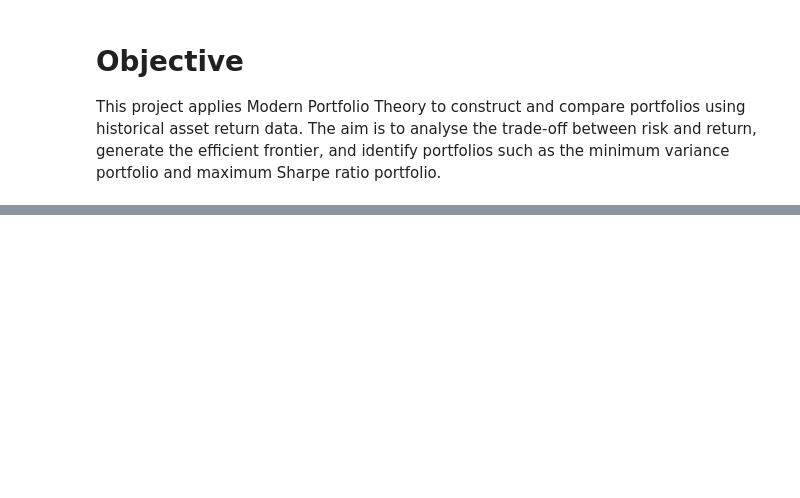
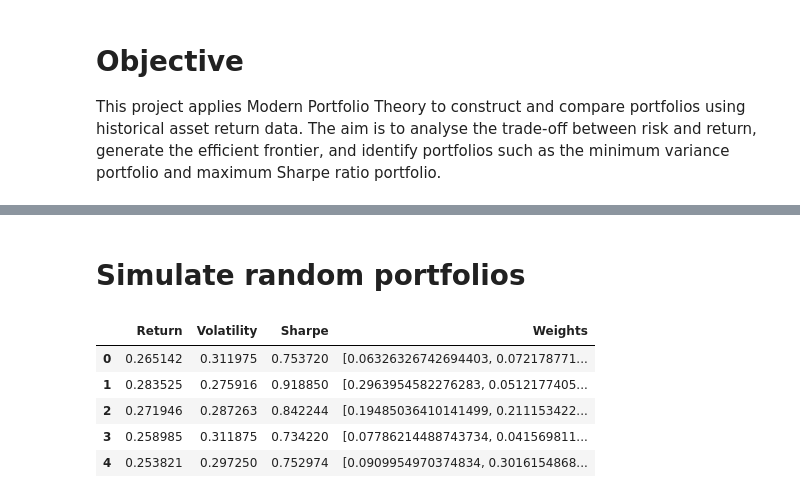
Before and after one commit to nitheesh-dharma/portfolio-optimisation, a Jupyter notebook: Portfolio-optimisation.ipynb, the cells around one changed output, grey strips where cells are left out. Cells and saved outputs as stored; diff of their text form; code cells hidden in the pictures; blank space fills up the shorter version.

Commit message:
Add portfolio simulations

```diff
--- a/Portfolio-optimisation.ipynb
+++ b/Portfolio-optimisation.ipynb
@@ -33,0 +46,7 @@ prices.head()
+# %%
+#Compute daily returns
+returns = prices.pct_change().dropna()
+returns.head()
+# Annualize returns and covariance
+annual_returns = returns.mean() * 252 # Assuming 252 trading days in a year
+cov_matrix = returns.cov() * 252
@@ -33,0 +69,36 @@ prices.head()
+# %% [markdown]
+# Simulate random portfolios
+# %%
+# #Initialise number of portfolios and risk free rate
+num_portfolios = 10000
+risk_free_rate = 0.03
+
+
+results = []
+# Iterate through random portfolios
+for _ in range(num_portfolios):
+    # Generate random weights
+    weights = np.random.random(len(tickers))
+    # Normalize weights to sum to 1
+    weights /= np.sum(weights)
+
+    # Calculate portfolio return, volatility, and Sharpe ratio
+    portfolio_return = np.dot(weights, annual_returns)
+    portfolio_volatility = np.sqrt(np.dot(weights.T, np.dot(cov_matrix, weights)))
+    sharpe_ratio = (portfolio_return - risk_free_rate) / portfolio_volatility
+    # Store results
+    results.append([portfolio_return, portfolio_volatility, sharpe_ratio, weights])
+
+results_df = pd.DataFrame(
+    results,
+    columns=["Return", "Volatility", "Sharpe", "Weights"]
+)
+
+results_df.head()
+# %% [output]
+|  | Return | Volatility | Sharpe | Weights |
+| 0 | 0.265142 | 0.311975 | 0.753720 | [0.06326326742694403, 0.072178771... |
+| 1 | 0.283525 | 0.275916 | 0.918850 | [0.2963954582276283, 0.0512177405... |
+| 2 | 0.271946 | 0.287263 | 0.842244 | [0.19485036410141499, 0.211153422... |
+| 3 | 0.258985 | 0.311875 | 0.734220 | [0.07786214488743734, 0.041569811... |
+| 4 | 0.253821 | 0.297250 | 0.752974 | [0.0909954970374834, 0.3016154868... |
```
Also changed, not shown: parts of 3 cells of this notebook.
